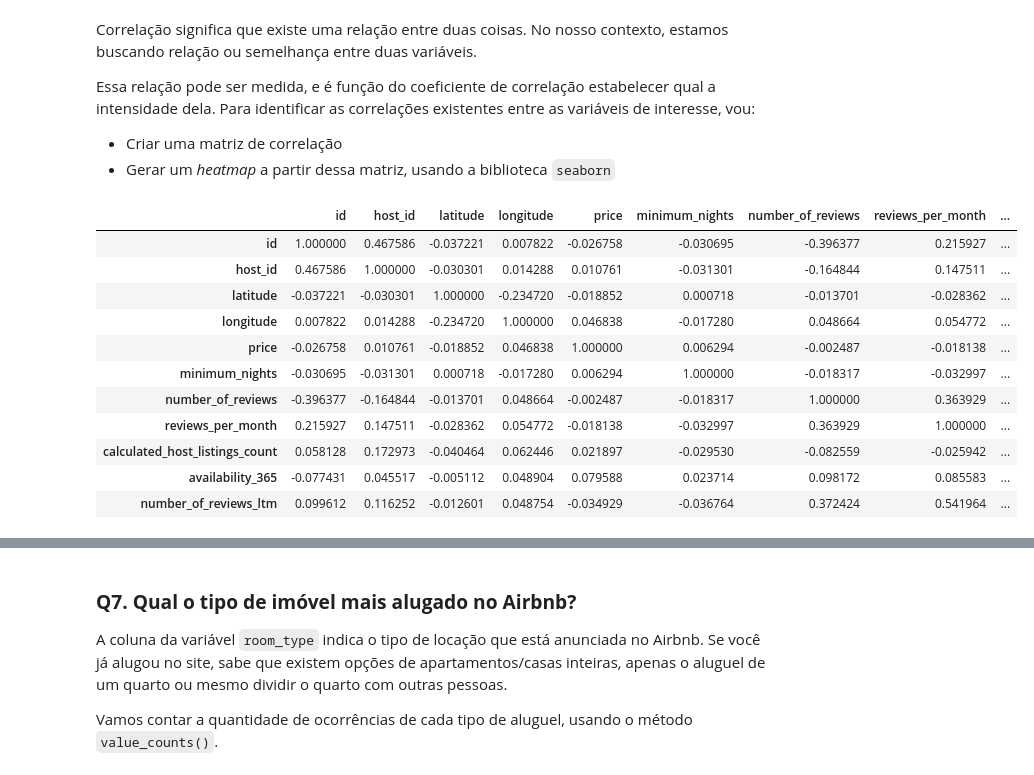
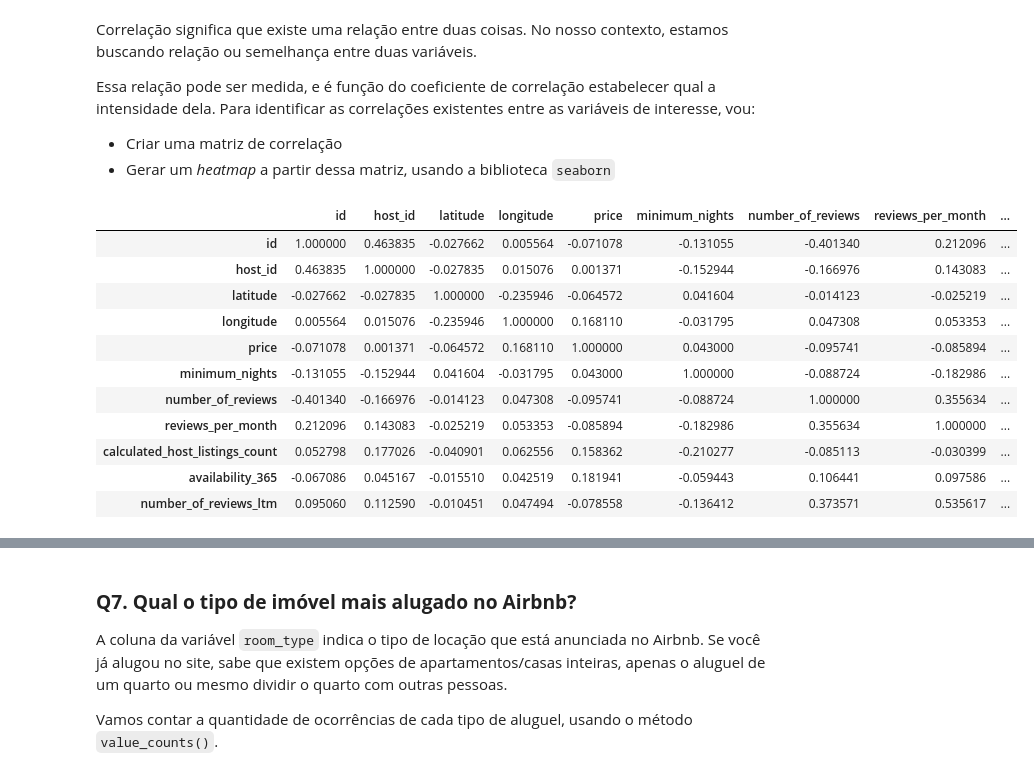
Before and after one commit to graci-py/Data_Science, a Jupyter notebook: Analisando_os_Dados_do_Airbnb.ipynb, the cells around one changed output, grey strips where cells are left out. Drawn from its saved outputs; the diff is of its cells as text; code cells hidden in the pictures.

```diff
--- a/Analisando_os_Dados_do_Airbnb.ipynb
+++ b/Analisando_os_Dados_do_Airbnb.ipynb
@@ -334,22 +350,22 @@ Essa relação pode ser medida, e é função do coeficiente de correlação est
 * Gerar um *heatmap* a partir dessa matriz, usando a biblioteca `seaborn`
 # %%
 # criar uma matriz de correlação
-corr = df.corr()
+corr = df_clean.corr()
 display(corr)
 # mostrar a matriz de correlação
 # %% [output]
 |  | id | host_id | latitude | longitude | price | minimum_nights | number_of_reviews | reviews_per_month | ... |
-| id | 1.000000 | 0.467586 | -0.037221 | 0.007822 | -0.026758 | -0.030695 | -0.396377 | 0.215927 | ... |
-| host_id | 0.467586 | 1.000000 | -0.030301 | 0.014288 | 0.010761 | -0.031301 | -0.164844 | 0.147511 | ... |
-| latitude | -0.037221 | -0.030301 | 1.000000 | -0.234720 | -0.018852 | 0.000718 | -0.013701 | -0.028362 | ... |
-| longitude | 0.007822 | 0.014288 | -0.234720 | 1.000000 | 0.046838 | -0.017280 | 0.048664 | 0.054772 | ... |
-| price | -0.026758 | 0.010761 | -0.018852 | 0.046838 | 1.000000 | 0.006294 | -0.002487 | -0.018138 | ... |
-| minimum_nights | -0.030695 | -0.031301 | 0.000718 | -0.017280 | 0.006294 | 1.000000 | -0.018317 | -0.032997 | ... |
-| number_of_reviews | -0.396377 | -0.164844 | -0.013701 | 0.048664 | -0.002487 | -0.018317 | 1.000000 | 0.363929 | ... |
-| reviews_per_month | 0.215927 | 0.147511 | -0.028362 | 0.054772 | -0.018138 | -0.032997 | 0.363929 | 1.000000 | ... |
-| calculated_host_listings_count | 0.058128 | 0.172973 | -0.040464 | 0.062446 | 0.021897 | -0.029530 | -0.082559 | -0.025942 | ... |
-| availability_365 | -0.077431 | 0.045517 | -0.005112 | 0.048904 | 0.079588 | 0.023714 | 0.098172 | 0.085583 | ... |
-| number_of_reviews_ltm | 0.099612 | 0.116252 | -0.012601 | 0.048754 | -0.034929 | -0.036764 | 0.372424 | 0.541964 | ... |
+| id | 1.000000 | 0.463835 | -0.027662 | 0.005564 | -0.071078 | -0.131055 | -0.401340 | 0.212096 | ... |
+| host_id | 0.463835 | 1.000000 | -0.027835 | 0.015076 | 0.001371 | -0.152944 | -0.166976 | 0.143083 | ... |
+| latitude | -0.027662 | -0.027835 | 1.000000 | -0.235946 | -0.064572 | 0.041604 | -0.014123 | -0.025219 | ... |
+| longitude | 0.005564 | 0.015076 | -0.235946 | 1.000000 | 0.168110 | -0.031795 | 0.047308 | 0.053353 | ... |
+| price | -0.071078 | 0.001371 | -0.064572 | 0.168110 | 1.000000 | 0.043000 | -0.095741 | -0.085894 | ... |
+| minimum_nights | -0.131055 | -0.152944 | 0.041604 | -0.031795 | 0.043000 | 1.000000 | -0.088724 | -0.182986 | ... |
+| number_of_reviews | -0.401340 | -0.166976 | -0.014123 | 0.047308 | -0.095741 | -0.088724 | 1.000000 | 0.355634 | ... |
+| reviews_per_month | 0.212096 | 0.143083 | -0.025219 | 0.053353 | -0.085894 | -0.182986 | 0.355634 | 1.000000 | ... |
+| calculated_host_listings_count | 0.052798 | 0.177026 | -0.040901 | 0.062556 | 0.158362 | -0.210277 | -0.085113 | -0.030399 | ... |
+| availability_365 | -0.067086 | 0.045167 | -0.015510 | 0.042519 | 0.181941 | -0.059443 | 0.106441 | 0.097586 | ... |
+| number_of_reviews_ltm | 0.095060 | 0.112590 | -0.010451 | 0.047494 | -0.078558 | -0.136412 | 0.373571 | 0.535617 | ... |
 # %%
 # plotar um heatmap a partir das correlações
 fig, ax = plt.subplots(figsize=(15,10))
```
Also changed, not shown: parts of 10 cells of this notebook.
